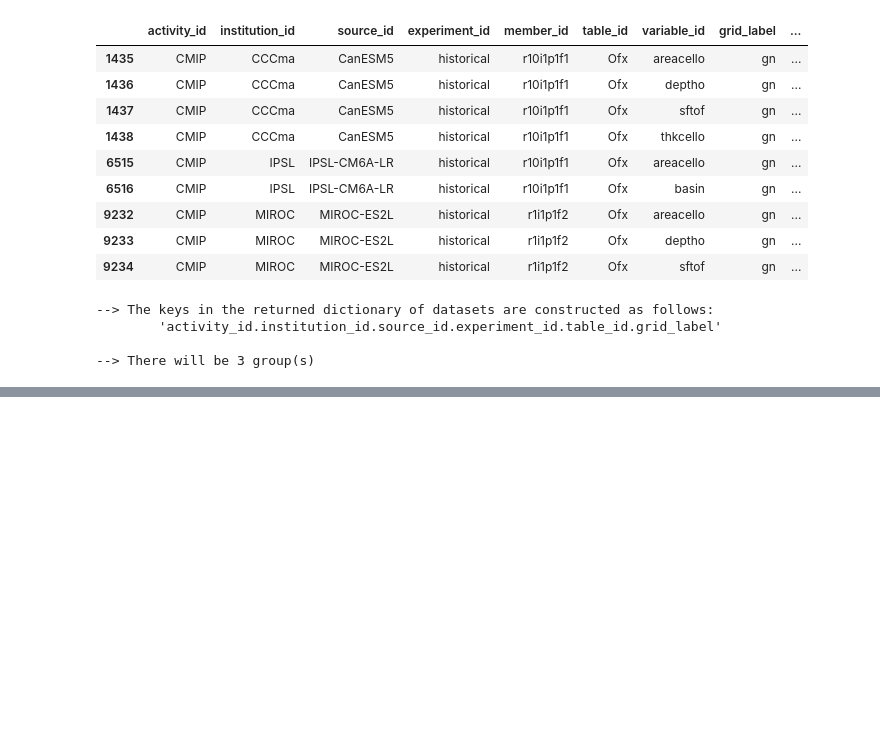
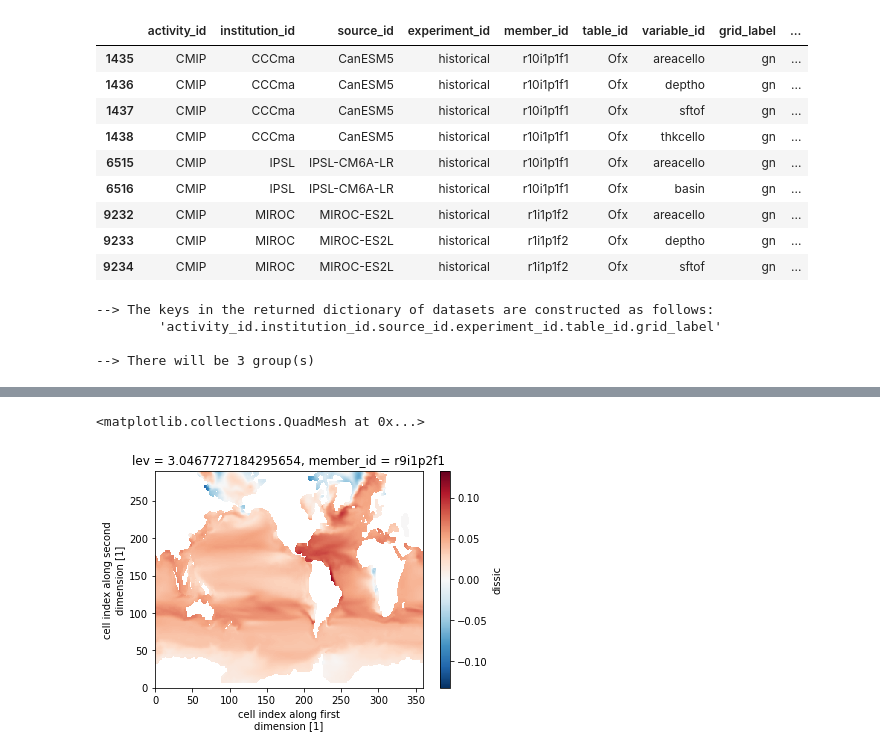
Before and after one commit to mara-freilich/cmip6hack-ocean-bgc, a Jupyter notebook: notebooks/mfreilich_C_O2_heat_storage.ipynb, the cells around one changed output, grey strips where cells are left out. Cells and saved outputs as stored; diff of their text form; code cells hidden in the pictures; blank space fills up the shorter version.

Commit message:
updated figure

```diff
--- a/notebooks/mfreilich_C_O2_heat_storage.ipynb
+++ b/notebooks/mfreilich_C_O2_heat_storage.ipynb
@@ -181,0 +180,11 @@ DICstore.plot()
+# %%
+DICsurf = 0
+for i in np.arange(35):
+    tmp = (dsC.dissic.isel(member_id=i,lev = 0,time=(164-np.arange(10))).mean('time')-dsC.dissic.isel(member_id=i,lev = 0,time=np.arange(10)).mean('time'))
+    DICsurf = DICsurf+tmp
+DICsurf = DICsurf/35
+# %%
+DICsurf.plot()
+# %% [output]
+<matplotlib.collections.QuadMesh at 0x...>
+[figure, added]
```
Also changed, not shown: parts of 2 cells of this notebook.
